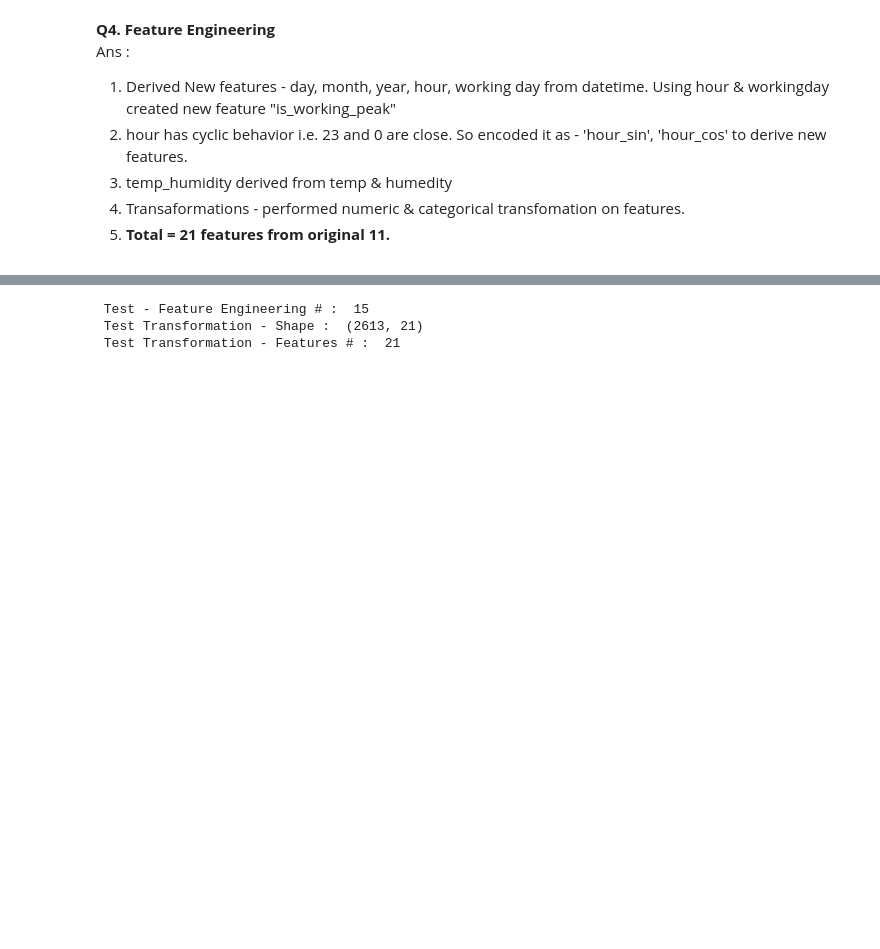
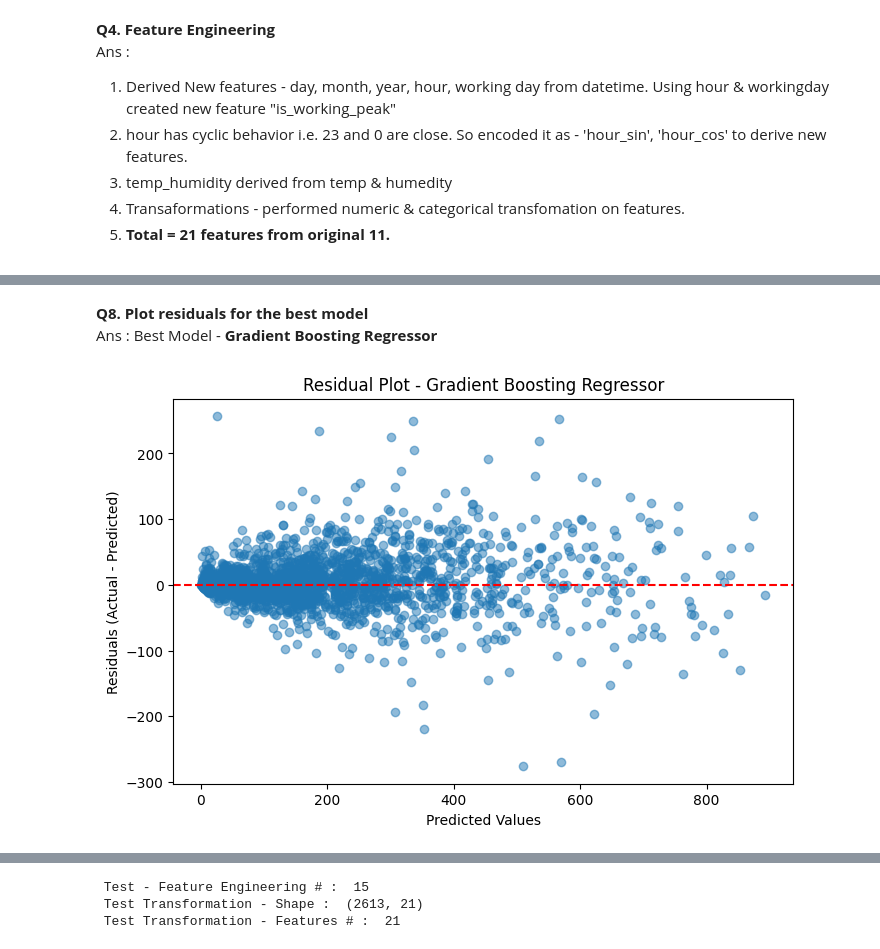
Before and after one commit to powarsg/bits_aiml, a Jupyter notebook: ML/1_Assignment/ML_Assignment1_2025AA05421.ipynb, the cells around one changed output, grey strips where cells are left out. Cells and saved outputs as stored; diff of their text form; code cells hidden in the pictures; blank space fills up the shorter version.

```diff
--- a/ML/1_Assignment/ML_Assignment1_2025AA05421.ipynb
+++ b/ML/1_Assignment/ML_Assignment1_2025AA05421.ipynb
@@ -355,0 +388,38 @@ Gradient Boosting      0.356377       0.356377  0.948835
+# %%
+import matplotlib.pyplot as plt
+import numpy as np
+# ---------------------------------------------------------
+# Plot Residual for model
+# ---------------------------------------------------------
+def plot_model_residual(name, model, X_test, y_test_log):
+    # Convert y_test back to original count scale
+    y_test = np.expm1(y_test_log)
+
+    # 1. Predict log(count)
+    y_pred_log = model.predict(X_test)
+    # Convert prediction back
+    y_pred = np.expm1(y_pred_log)
+
+    # Safety for RMSLE
+    y_pred = np.maximum(0, y_pred)
+    y_test = np.maximum(0, y_test)
+
+    # 2. Compute residuals
+    residuals = y_test - y_pred
+
+    # 3. Plot residuals
+    plt.figure(figsize=(8,5))
+    plt.scatter(y_pred, residuals, alpha=0.5)
+    plt.axhline(0, color='red', linestyle='--')
+    plt.xlabel("Predicted Values")
+    plt.ylabel("Residuals (Actual - Predicted)")
+    plt.title("Residual Plot - "+name)
+    plt.show()
+# %% [markdown]
+<b>Q8. Plot residuals for the best model</b><br>
+Ans : Best Model - <b>Gradient Boosting Regressor</b>
+# %%
+# plot residuals
+plot_model_residual('Gradient Boosting Regressor', gb_tuned, X_test, y_test_log)
+# %% [output]
+[figure, added]
```
Also changed, not shown: parts of 18 cells of this notebook, 1 other file.
